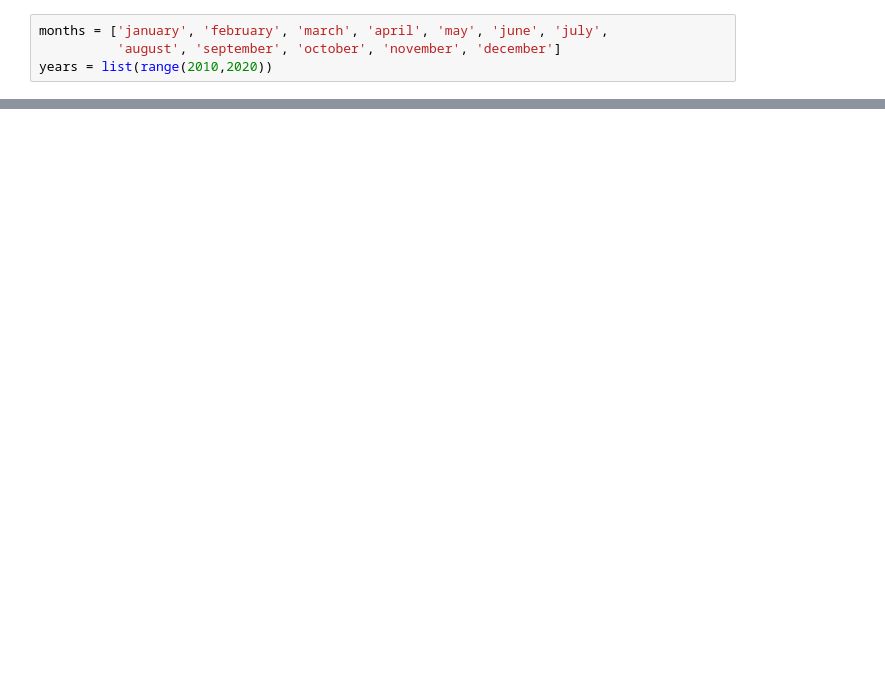
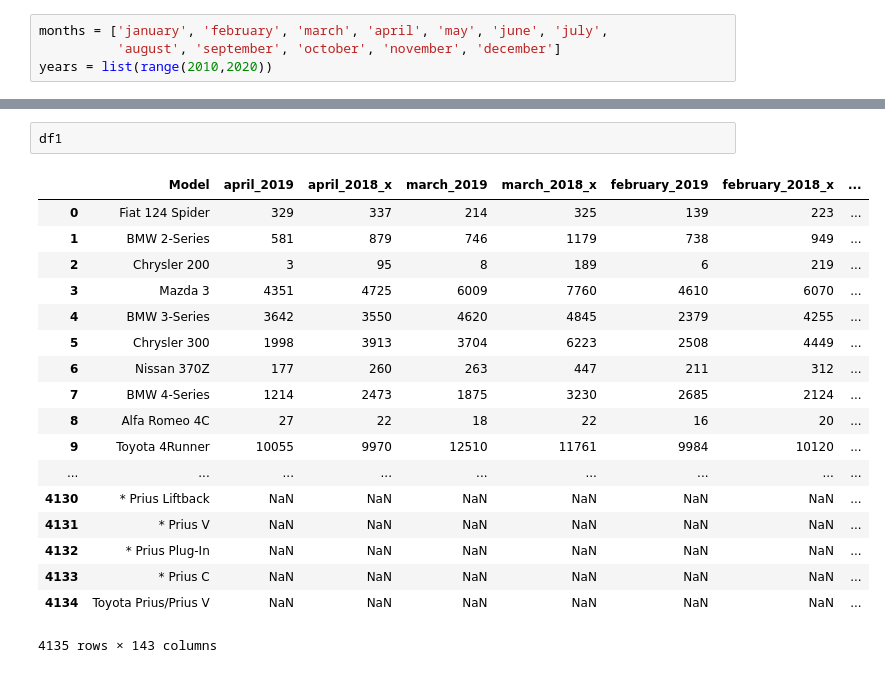
Before and after one commit to evanavaughan/auto_sales_prediction, a Jupyter notebook: pandas_scraper.ipynb, the cells around one changed output, grey strips where cells are left out. Saved outputs shown, nothing was run; the diff lists cells and outputs as text; blank space fills up the shorter version.

Commit message:
merged dataframe before cleaning

```diff
--- a/pandas_scraper.ipynb
+++ b/pandas_scraper.ipynb
@@ -128,0 +209,21 @@ jimmy
+# %%
+df1
+# %% [output]
+|  | Model | april_2019 | april_2018_x | march_2019 | march_2018_x | february_2019 | february_2018_x | ... |
+| 0 | Fiat 124 Spider | 329 | 337 | 214 | 325 | 139 | 223 | ... |
+| 1 | BMW 2-Series | 581 | 879 | 746 | 1179 | 738 | 949 | ... |
+| 2 | Chrysler 200 | 3 | 95 | 8 | 189 | 6 | 219 | ... |
+| 3 | Mazda 3 | 4351 | 4725 | 6009 | 7760 | 4610 | 6070 | ... |
+| 4 | BMW 3-Series | 3642 | 3550 | 4620 | 4845 | 2379 | 4255 | ... |
+| 5 | Chrysler 300 | 1998 | 3913 | 3704 | 6223 | 2508 | 4449 | ... |
+| 6 | Nissan 370Z | 177 | 260 | 263 | 447 | 211 | 312 | ... |
+| 7 | BMW 4-Series | 1214 | 2473 | 1875 | 3230 | 2685 | 2124 | ... |
+| 8 | Alfa Romeo 4C | 27 | 22 | 18 | 22 | 16 | 20 | ... |
+| 9 | Toyota 4Runner | 10055 | 9970 | 12510 | 11761 | 9984 | 10120 | ... |
+| ... | ... | ... | ... | ... | ... | ... | ... | ... |
+| 4130 | * Prius Liftback | NaN | NaN | NaN | NaN | NaN | NaN | ... |
+| 4131 | * Prius V | NaN | NaN | NaN | NaN | NaN | NaN | ... |
+| 4132 | * Prius Plug-In | NaN | NaN | NaN | NaN | NaN | NaN | ... |
+| 4133 | * Prius C | NaN | NaN | NaN | NaN | NaN | NaN | ... |
+| 4134 | Toyota Prius/Prius V | NaN | NaN | NaN | NaN | NaN | NaN | ... |
+4135 rows × 143 columns
```
Also changed, not shown: parts of 25 cells of this notebook, 6 other files.
